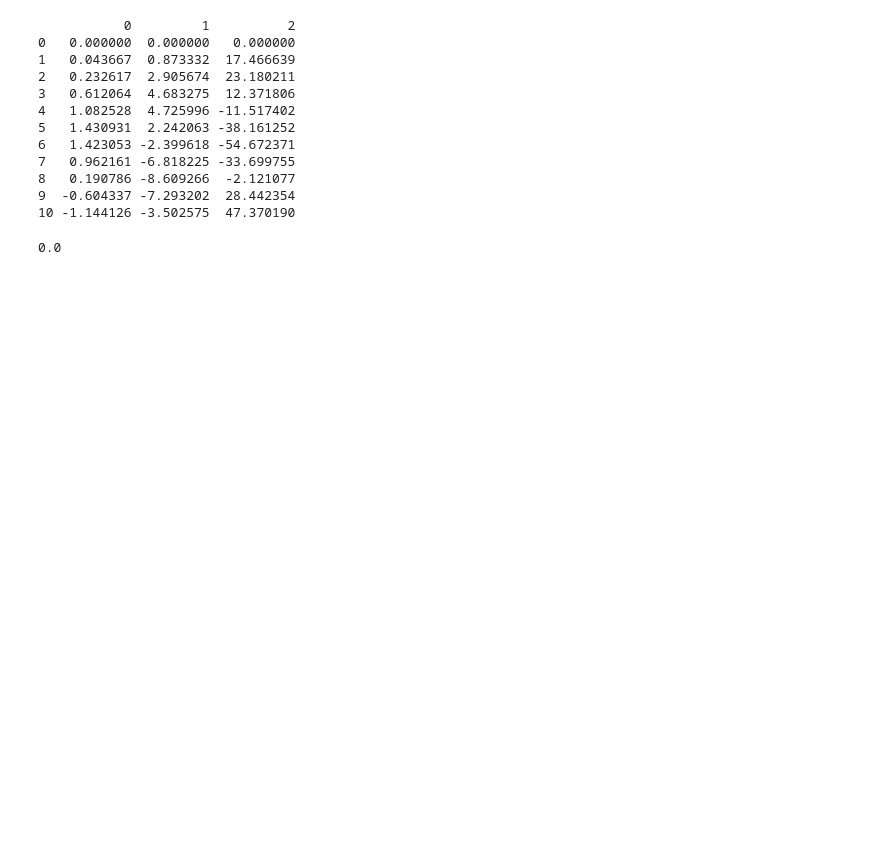
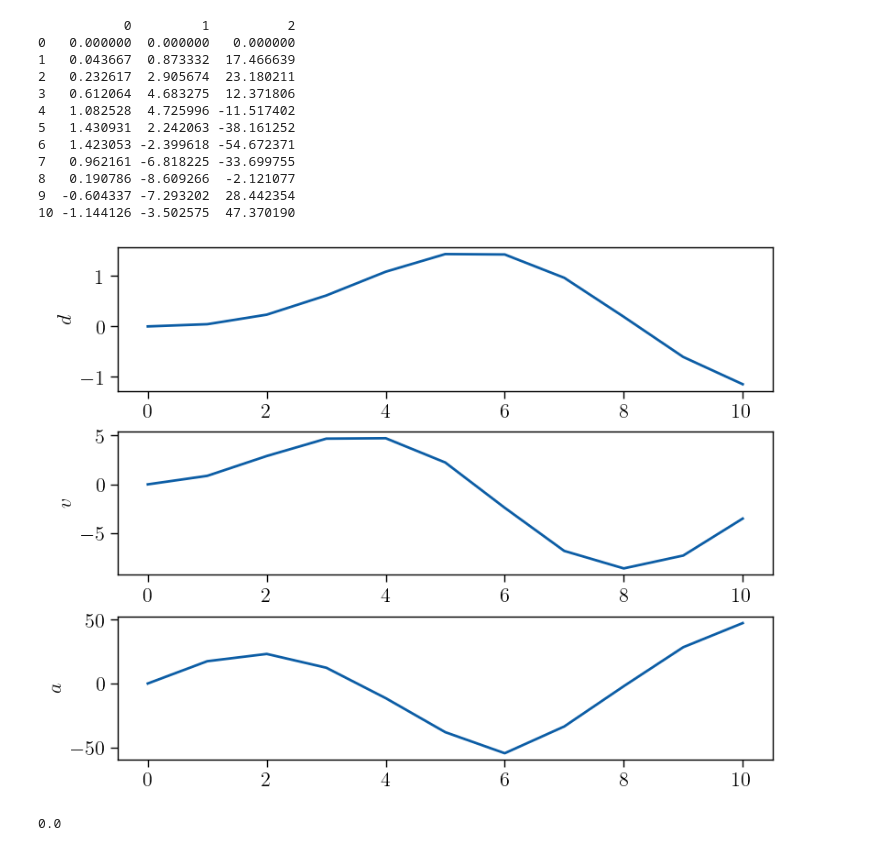
Before and after one commit to claudioperez/sdof, a Jupyter notebook: docs/examples/sdof-0001/index.ipynb, the cells around one changed output. Drawn from its saved outputs; the diff is of its cells as text; code cells hidden in the pictures; blank space fills up the shorter version.

```diff
--- a/docs/examples/sdof-0001/index.ipynb
+++ b/docs/examples/sdof-0001/index.ipynb
@@ -11,8 +11,7 @@ import sdof
 # %% [markdown]
 ![A single degree-of-freedom oscillator](sdof-0001.png)
 # %%
-f = [
-       0.0000,
+f = [  0.0000,
        5.0000,
        8.6603,
       10.0000,
@@ -40,6 +39,14 @@ print(DataFrame(U.T))
 8   0.190786 -8.609266  -2.121077
 9  -0.604337 -7.293202  28.442354
 10 -1.144126 -3.502575  47.370190
+# %%
+import matplotlib.pyplot as plt
+fig, axes = plt.subplots(3, constrained_layout=True)
+for i, ax in enumerate(axes):
+    ax.plot(U[i,:])
+    ax.set_ylabel(f'${"dva"[i]}$')
+# %% [output]
+[figure, added]
 # %%
 import numpy as np
 print(sdof.peaks(
```
Also changed, not shown: parts of 4 cells of this notebook.
